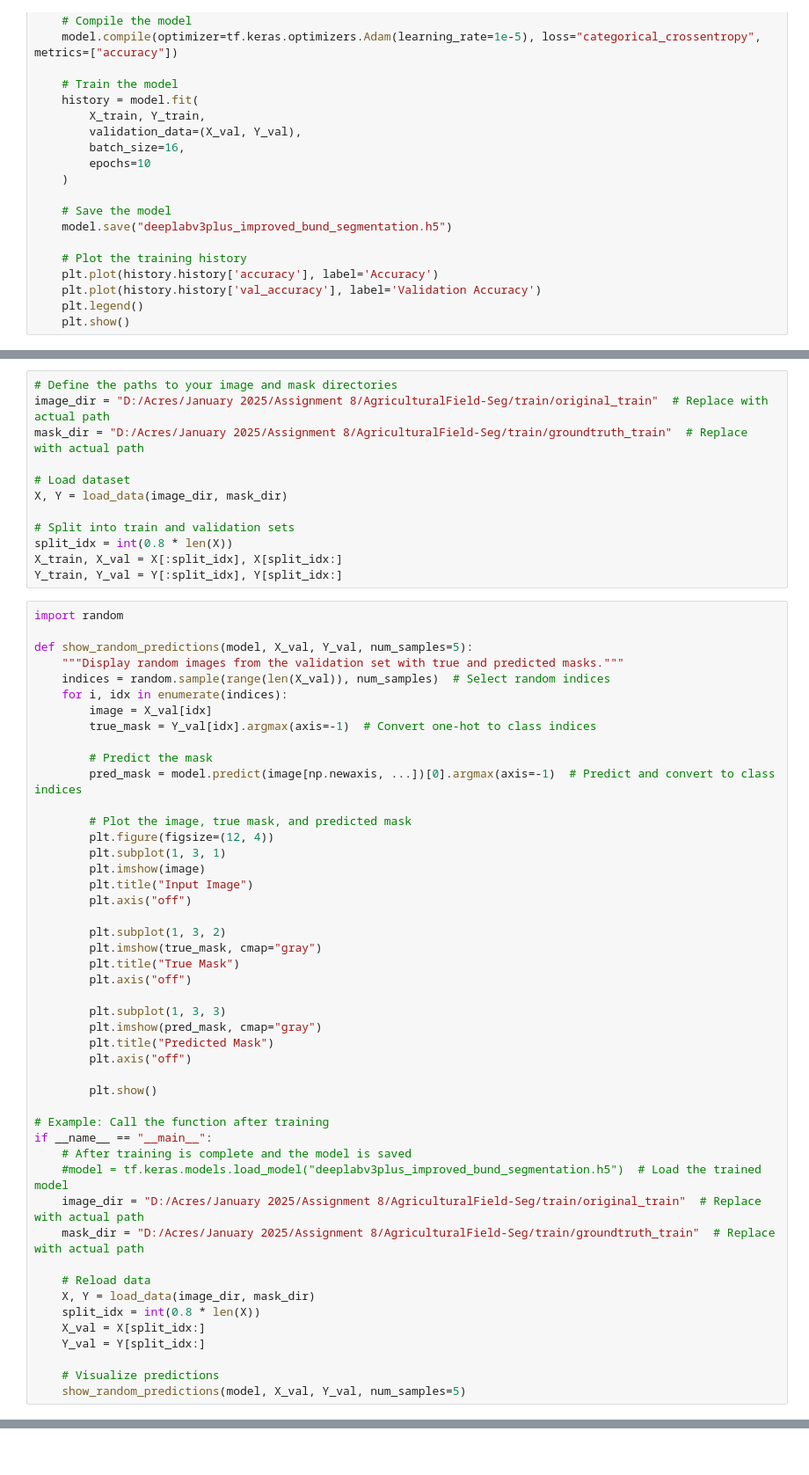
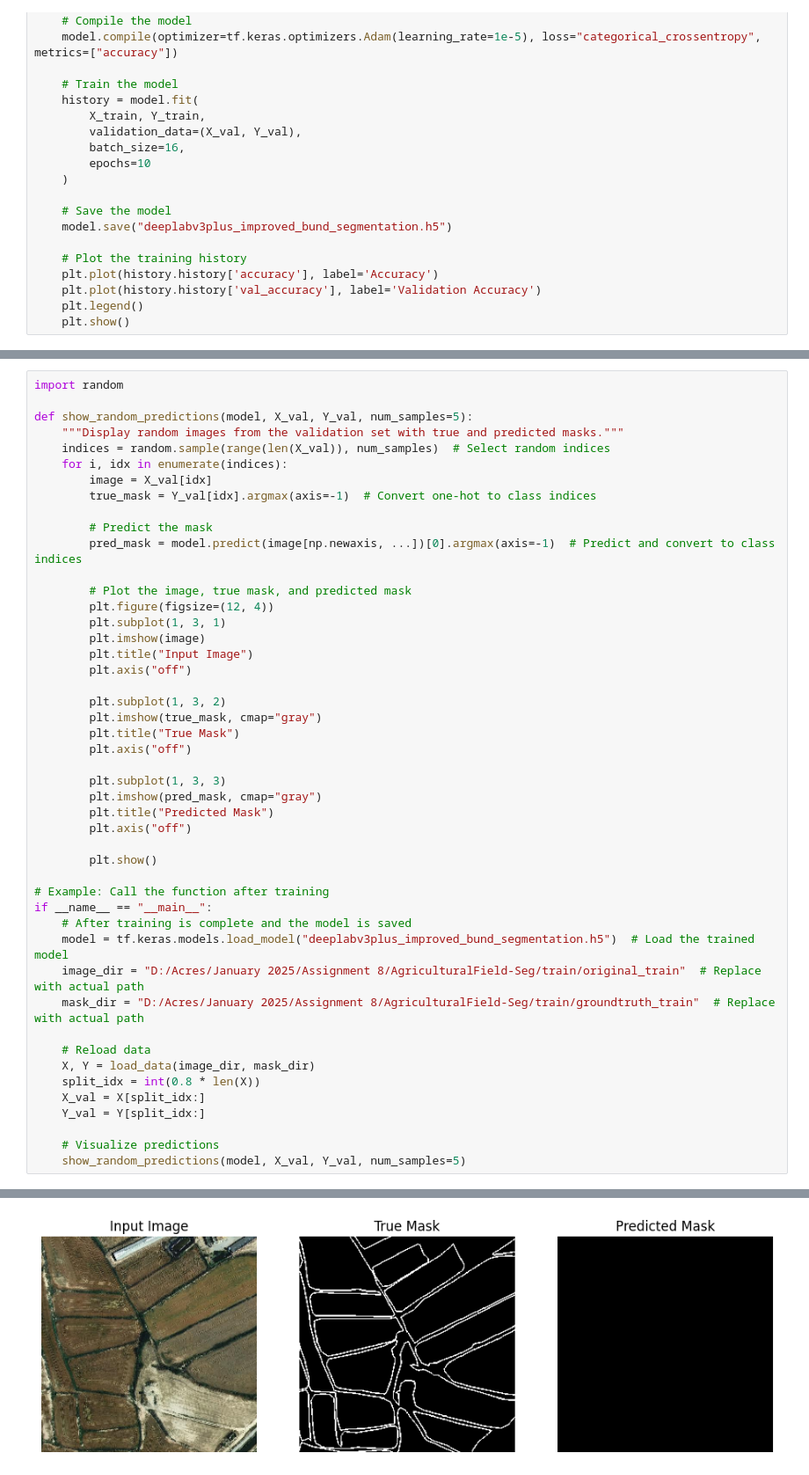
Before and after one commit to jintubhuyan-2000/Scripts_DL_BundDetection, a Jupyter notebook: Unet/Unet_Deepnet_2.ipynb, the cells around one changed output, grey strips where cells are left out. Shown at 88% size. Cells and saved outputs as stored; diff of their text form.

```diff
--- a/Unet/Unet_Deepnet_2.ipynb
+++ b/Unet/Unet_Deepnet_2.ipynb
@@ -167,15 +167,3 @@ WARNING:absl:You are saving your model as an HDF5 file via `model.save()` or `ke
-# %%
-# Define the paths to your image and mask directories
-image_dir = "D:/Acres/January 2025/Assignment 8/AgriculturalField-Seg/train/original_train"  # Replace with actual path
-mask_dir = "D:/Acres/January 2025/Assignment 8/AgriculturalField-Seg/train/groundtruth_train"  # Replace with actual path
-
-# Load dataset
-X, Y = load_data(image_dir, mask_dir)
-
-# Split into train and validation sets
-split_idx = int(0.8 * len(X))
-X_train, X_val = X[:split_idx], X[split_idx:]
-Y_train, Y_val = Y[:split_idx], Y[split_idx:]
 # %%
 import random
 
@@ -211,7 +199,7 @@ def show_random_predictions(model, X_val, Y_val, num_samples=5):
 # Example: Call the function after training
 if __name__ == "__main__":
     # After training is complete and the model is saved
-    #model = tf.keras.models.load_model("deeplabv3plus_improved_bund_segmentation.h5")  # Load the trained model
+    model = tf.keras.models.load_model("deeplabv3plus_improved_bund_segmentation.h5")  # Load the trained model
     image_dir = "D:/Acres/January 2025/Assignment 8/AgriculturalField-Seg/train/original_train"  # Replace with actual path
     mask_dir = "D:/Acres/January 2025/Assignment 8/AgriculturalField-Seg/train/groundtruth_train"  # Replace with actual path
 
@@ -227,0 +217 @@ MemoryError: Unable to allocate 920. MiB for an array with shape (920, 256, 256,
+[figure, added]
```
Also changed, not shown: parts of 2 cells of this notebook, 2 other files.
